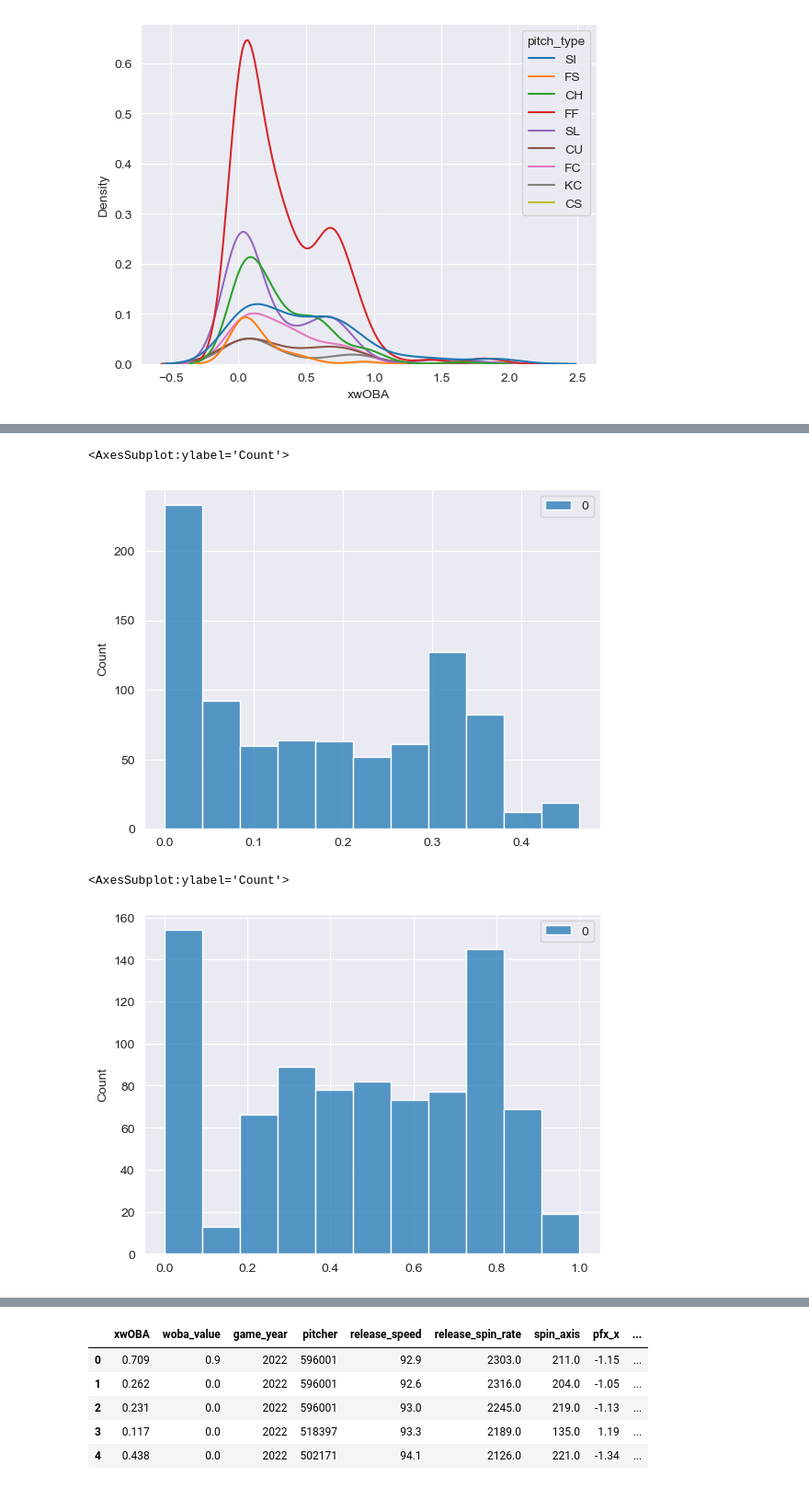
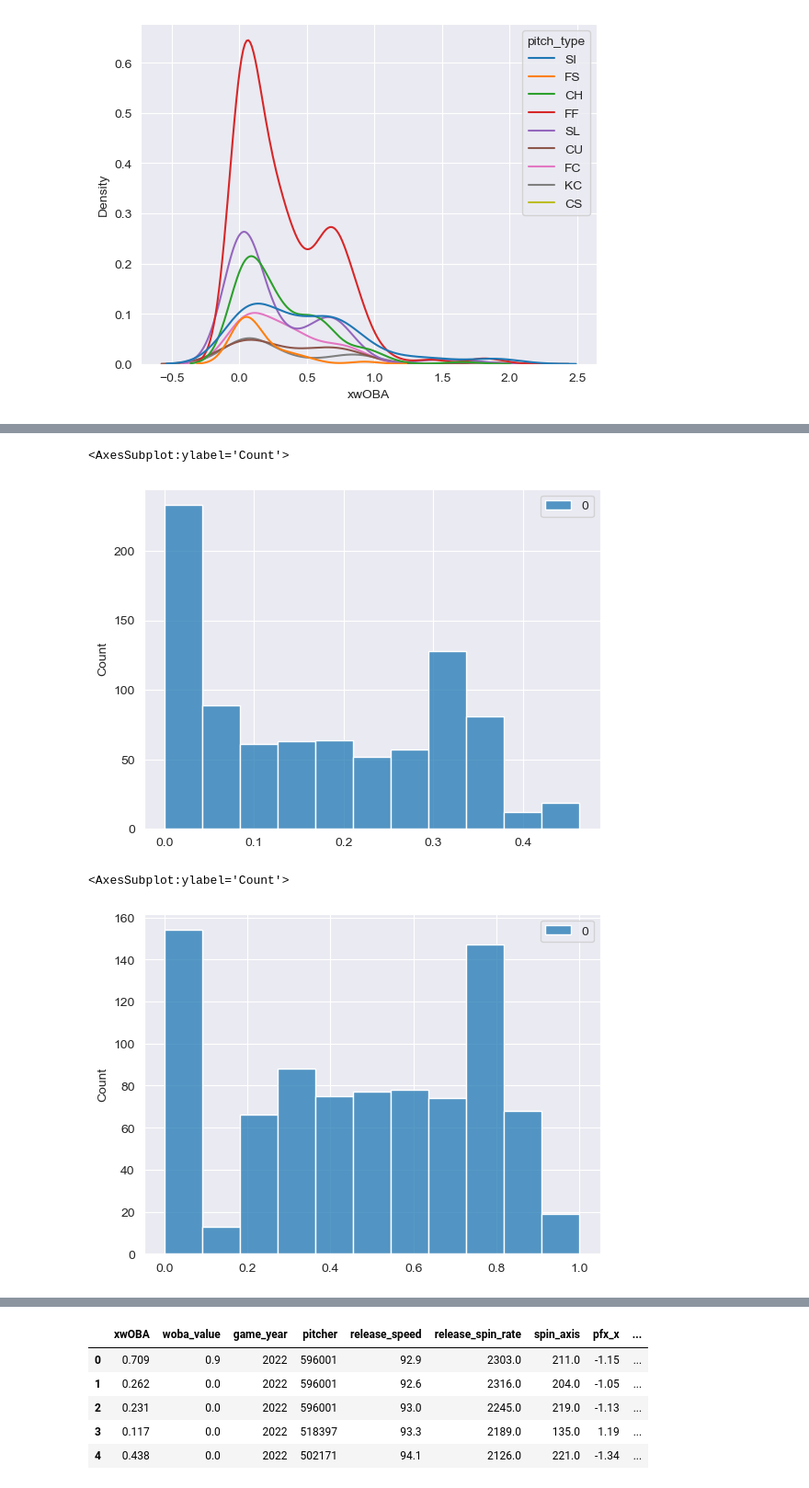
Before and after one commit to trpubz/DBacksAnalysis, a Jupyter notebook: 3Data Preparation/DataPrep.ipynb, the cells around one changed output, grey strips where cells are left out. Shown: that part at 92% size. Saved outputs shown, nothing was run; the diff lists cells and outputs as text; code cells hidden in the pictures.

```diff
--- a/3Data Preparation/DataPrep.ipynb
+++ b/3Data Preparation/DataPrep.ipynb
@@ -1,4 +4,6 @@
 # %%
+import csv
+
 import matplotlib.pyplot as plt
 import pandas as pd
 
@@ -12,6 +17,10 @@ print(f"data-set shape prior to filtering: {marte_raw.shape}")
 # filter sacrifice events; if woba_denom is NaN, then sacrifice event
 marte_raw.dropna(axis='rows', subset=['woba_denom'], how='any', inplace=True)
 print(f"data-set shape after to filtering sac hits: {marte_raw.shape}")
+
+# filter missing observation data
+marte_raw.dropna(axis='rows', subset=['release_spin_rate', 'spin_axis'], how='any', inplace=True)
+print(f"data-set shape after to filtering missing spin observations: {marte_raw.shape}")
 # %% [output]
 data-set shape prior to filtering: (867, 30)
 data-set shape after to filtering sac hits: (865, 30)
@@ -111,18 +120,18 @@ trx_xwOBA = pt_out.fit_transform(y_xwOBA)
 sns.histplot(trx_xwOBA)
 # %% [output]
 <AxesSubplot:ylabel='Count'>
-[figure, old version]
+[figure, new version]
 # %%
 from sklearn.preprocessing import QuantileTransformer, quantile_transform
 # qt transformation output
 
-l1p_xwOBA = quantile_transform(
+qt_xwOBA = quantile_transform(
     y_xwOBA, n_quantiles=6, output_distribution="uniform", copy=True
-).squeeze()
-sns.histplot(l1p_xwOBA)
+)
+sns.histplot(qt_xwOBA)
 # %% [output]
 <AxesSubplot:ylabel='Count'>
-[figure, old version]
+[figure, new version]
 # %%
 ff = marte_vs.groupby(['pitch_type']).get_group('FF')
 g = sns.jointplot(data=ff, x='release_spin_rate', y='release_speed', kind='hex')
```
Also changed, not shown: parts of 16 cells of this notebook.
